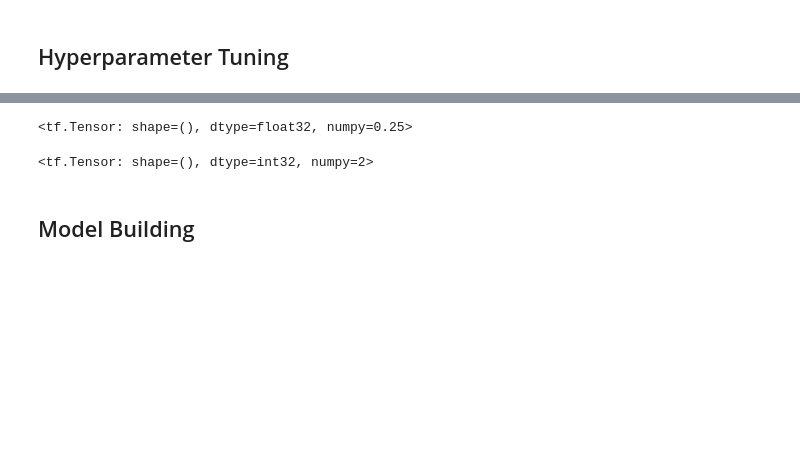
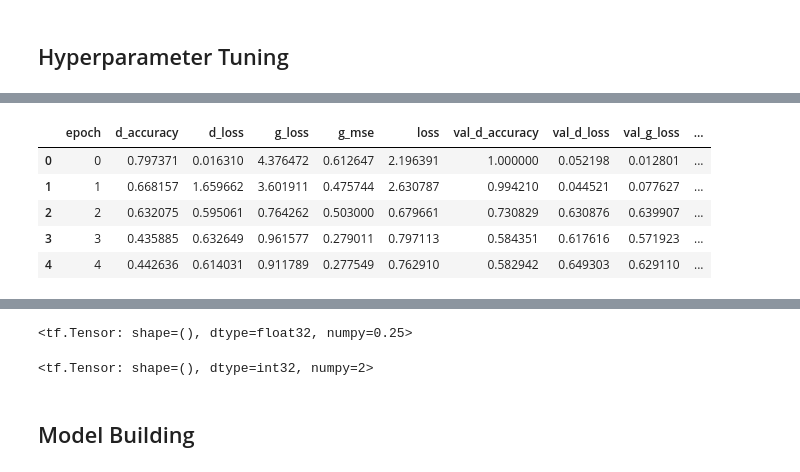
Before and after one commit to zanderman/gan-wireless-5g, a Jupyter notebook: gan.ipynb, the cells around one changed output, grey strips where cells are left out. Saved outputs shown, nothing was run; the diff lists cells and outputs as text; code cells hidden in the pictures; blank space fills up the shorter version.

```diff
--- a/gan.ipynb
+++ b/gan.ipynb
@@ -1022,0 +1069,9 @@ Loading best model 0: {'window_len': 24, 'latent_dim': 2, 'feat_len': 2, 'G_opti
+# %%
+histories[0].head()
+# %% [output]
+|  | epoch | d_accuracy | d_loss | g_loss | g_mse | loss | val_d_accuracy | val_d_loss | val_g_loss | ... |
+| 0 | 0 | 0.797371 | 0.016310 | 4.376472 | 0.612647 | 2.196391 | 1.000000 | 0.052198 | 0.012801 | ... |
+| 1 | 1 | 0.668157 | 1.659662 | 3.601911 | 0.475744 | 2.630787 | 0.994210 | 0.044521 | 0.077627 | ... |
+| 2 | 2 | 0.632075 | 0.595061 | 0.764262 | 0.503000 | 0.679661 | 0.730829 | 0.630876 | 0.639907 | ... |
+| 3 | 3 | 0.435885 | 0.632649 | 0.961577 | 0.279011 | 0.797113 | 0.584351 | 0.617616 | 0.571923 | ... |
+| 4 | 4 | 0.442636 | 0.614031 | 0.911789 | 0.277549 | 0.762910 | 0.582942 | 0.649303 | 0.629110 | ... |
```
Also changed, not shown: parts of 15 cells of this notebook.
